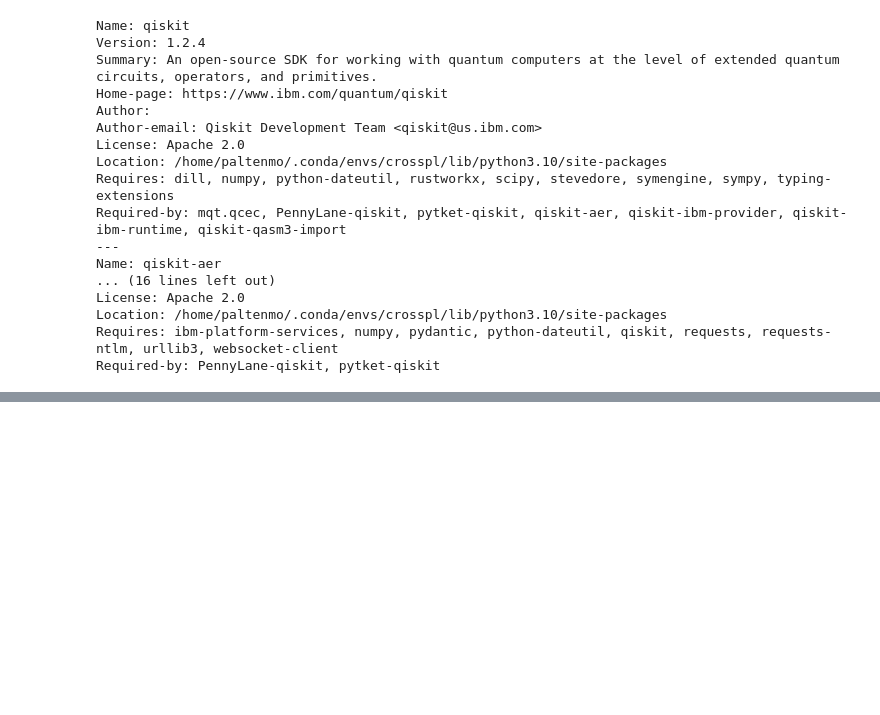
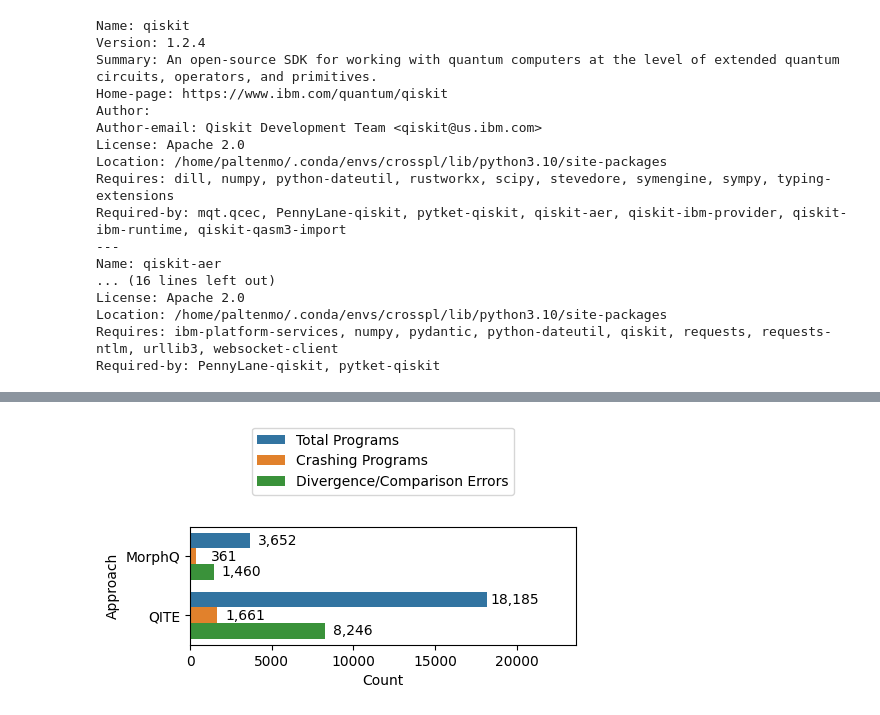
Before and after one commit to sola-st/qite-quantum-platform-testing, a Jupyter notebook: notebooks/023_Coverage.ipynb, the cells around one changed output, grey strips where cells are left out. Saved outputs shown, nothing was run; the diff lists cells and outputs as text; code cells hidden in the pictures; blank space fills up the shorter version.

```diff
--- a/notebooks/023_Coverage.ipynb
+++ b/notebooks/023_Coverage.ipynb
@@ -781,0 +966,17 @@ Required-by: PennyLane-qiskit, pytket-qiskit
+# %%
+# Set the name for our approach
+OUR_APPROACH_NAME = "QITE"
+
+approaches = [OUR_APPROACH_NAME, "MorphQ"]
+
+
+# Combine the data into a single DataFrame for easier plotting
+data_combined = {
+    'Category':
+    ['Total Programs', 'Crashing Programs', 'Divergence/Comparison Errors'] * 2,
+    'Approach': ['MorphQ'] * 3 + [OUR_APPROACH_NAME] * 3,
+    'Count':
+    [n_morphq_programs, n_morphq_crashes, n_morphq_divergences,] +
+    [n_programs, n_crash_errors, n_comparisons_errors]}
+df_combined = pd.DataFrame(data_combined)
+df_combined
@@ -781,0 +991,60 @@ Required-by: PennyLane-qiskit, pytket-qiskit
+# %%
+import seaborn as sns
+import matplotlib.pyplot as plt
+
+# Create a bar plot
+fig, ax = plt.subplots(figsize=(5, 6))
+bar_plot = sns.barplot(
+    y='Approach', x='Count',
+    hue='Category',
+    data=df_combined,
+    ax=ax
+)
+
+# Add values on top of each column
+for p in bar_plot.patches:
+    if p.get_width() != 0:
+        bar_plot.annotate(
+            format(p.get_width(), ',.0f'),
+            (p.get_width(), p.get_y() + p.get_height() / 2.),
+            ha='center', va='center',
+            xytext=(20, 0),
+            textcoords='offset points')
+
+# Add labels and title
+ax.set_ylabel('Approach')
+ax.set_xlim(0, max(df_combined['Count']) * 1.3)
+ax.set_xlabel('Count')
+
+# Place the legend on the top center
+ax.legend(
+    loc='upper center', bbox_to_anchor=(0.5, 1.9), ncol=1)
+
+# Display the plot
+plt.tight_layout()
+plt.show()
+output_path = os.path.join(
+    "images", "comparison_morphq_total_crashing_divergences.pdf")
+fig.savefig(output_path)
+
+print("\\newcommand{\\TotalMorphQPrograms}{"+f"{n_morphq_programs:,.0f}"+"}")
+print("\\newcommand{\\TotalOursPrograms}{"+f"{n_programs:,.0f}"+"}")
+ratio_new_programs = n_programs / n_morphq_programs
+print("\\newcommand{\\RatioNewProgramsBestThenMorphQ}{" +
+      f"{ratio_new_programs:.2f}" + "}")
+
+print("\\newcommand{\\TotalMorphQCrashes}{"+f"{n_morphq_crashes:,.0f}"+"}")
+print("\\newcommand{\\TotalOursCrashes}{"+f"{n_crash_errors:,.0f}"+"}")
+ratio_new_crashes = n_crash_errors / n_morphq_crashes
+print("\\newcommand{\\RatioNewCrashesBestThenMorphQ}{" +
+      f"{ratio_new_crashes:.2f}" + "}")
+
+print("\\newcommand{\\TotalMorphQDivergences}{" +
+      f"{n_morphq_divergences:,.0f}" + "}")
+print(
+    "\\newcommand{\\TotalOursDivergences}{"+f"{n_comparisons_errors:,.0f}"+"}")
+ratio_new_divergences = n_comparisons_errors / n_morphq_divergences
+print("\\newcommand{\\RatioNewDivergencesBestThenMorphQ}{" +
+      f"{ratio_new_divergences:.2f}" + "}")
+# %% [output]
+[figure, added]
```
Also changed, not shown: parts of 13 cells of this notebook.
